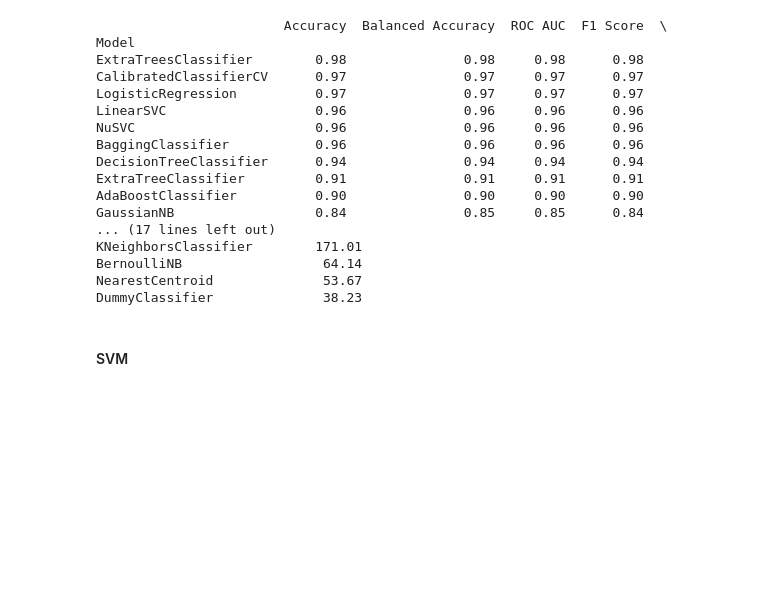
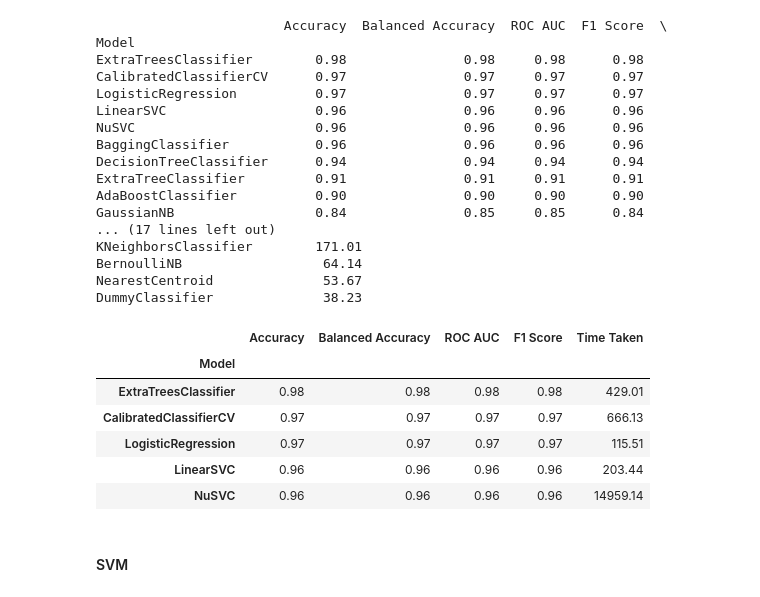
Before and after one commit to andresdlRoca/Guardian_Virtual, a Jupyter notebook: scripts/dev/message_detection.ipynb, the cells around one changed output. Drawn from its saved outputs; the diff is of its cells as text; code cells hidden in the pictures; blank space fills up the shorter version.

```diff
--- a/scripts/dev/message_detection.ipynb
+++ b/scripts/dev/message_detection.ipynb
@@ -451,6 +451,17 @@ KNeighborsClassifier        171.01
 BernoulliNB                  64.14
 NearestCentroid              53.67
 DummyClassifier              38.23
+# %%
+# Show the top 5 models
+models.head(5)
+# %% [output]
+|  | Accuracy | Balanced Accuracy | ROC AUC | F1 Score | Time Taken |
+| Model |  |  |  |  |  |
+| ExtraTreesClassifier | 0.98 | 0.98 | 0.98 | 0.98 | 429.01 |
+| CalibratedClassifierCV | 0.97 | 0.97 | 0.97 | 0.97 | 666.13 |
+| LogisticRegression | 0.97 | 0.97 | 0.97 | 0.97 | 115.51 |
+| LinearSVC | 0.96 | 0.96 | 0.96 | 0.96 | 203.44 |
+| NuSVC | 0.96 | 0.96 | 0.96 | 0.96 | 14959.14 |
 # %% [markdown]
 #### SVM
 # %%
```
Also changed, not shown: 2 other files.
